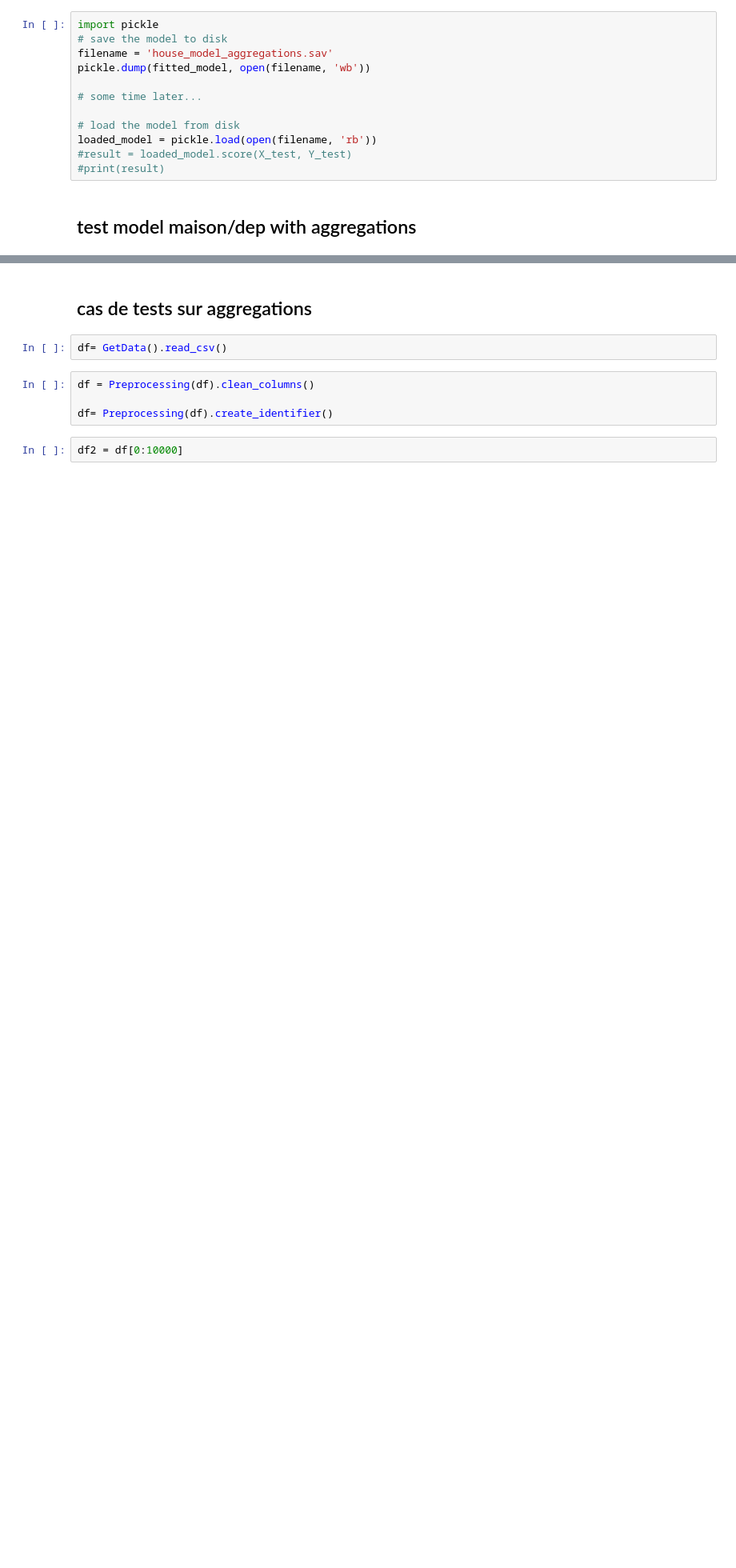
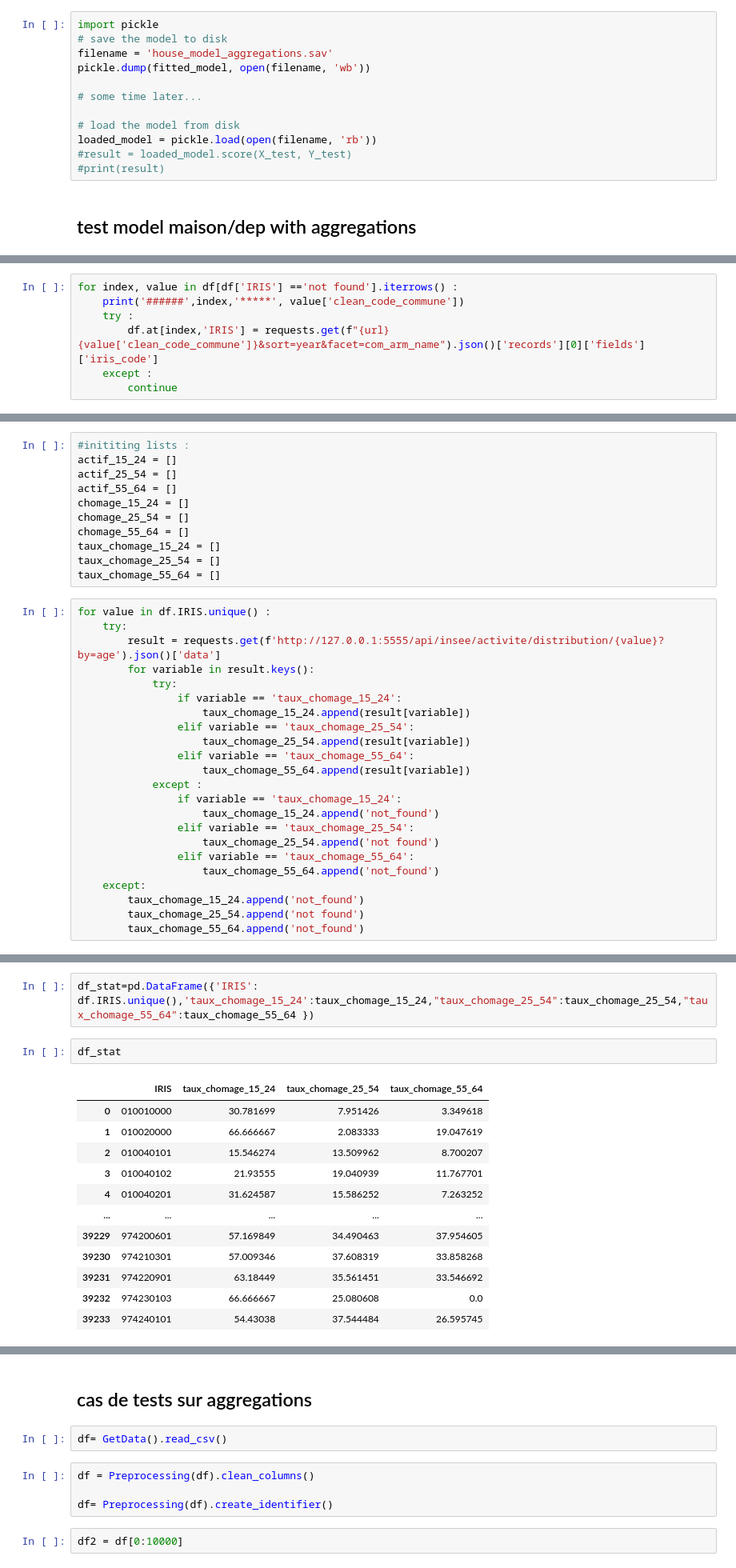
Before and after one commit to PierreBeylard/house_prediction, a Jupyter notebook: notebooks/test_notebook.ipynb, the cells around one changed output, grey strips where cells are left out. Shown at 80% size. Cells and saved outputs as stored; diff of their text form; blank space fills up the shorter version.

```diff
--- a/notebooks/test_notebook.ipynb
+++ b/notebooks/test_notebook.ipynb
@@ -418,0 +662,7 @@ loaded_model = pickle.load(open(filename, 'rb'))
+# %%
+for index, value in df[df['IRIS'] =='not found'].iterrows() :
+    print('######',index,'*****', value['clean_code_commune'])
+    try :
+        df.at[index,'IRIS'] = requests.get(f"{url}{value['clean_code_commune']}&sort=year&facet=com_arm_name").json()['records'][0]['fields']['iris_code']
+    except :
+        continue
@@ -418,0 +704,34 @@ loaded_model = pickle.load(open(filename, 'rb'))
+# %%
+#inititing lists :
+actif_15_24 = []
+actif_25_54 = []
+actif_55_64 = []
+chomage_15_24 = []
+chomage_25_54 = []
+chomage_55_64 = []
+taux_chomage_15_24 = []
+taux_chomage_25_54 = []
+taux_chomage_55_64 = []
+# %%
+for value in df.IRIS.unique() :
+    try:
+        result = requests.get(f'http://127.0.0.1:5555/api/insee/activite/distribution/{value}?by=age').json()['data']
+        for variable in result.keys():
+            try:
+                if variable == 'taux_chomage_15_24':
+                    taux_chomage_15_24.append(result[variable])
+                elif variable == 'taux_chomage_25_54':
+                    taux_chomage_25_54.append(result[variable])
+                elif variable == 'taux_chomage_55_64':
+                    taux_chomage_55_64.append(result[variable])
+            except :
+                if variable == 'taux_chomage_15_24':
+                    taux_chomage_15_24.append('not_found')
+                elif variable == 'taux_chomage_25_54':
+                    taux_chomage_25_54.append('not found')
+                elif variable == 'taux_chomage_55_64':
+                    taux_chomage_55_64.append('not_found')
+    except:
+        taux_chomage_15_24.append('not_found')
+        taux_chomage_25_54.append('not found')
+        taux_chomage_55_64.append('not_found')
@@ -418,0 +740,17 @@ loaded_model = pickle.load(open(filename, 'rb'))
+# %%
+df_stat=pd.DataFrame({'IRIS': df.IRIS.unique(),'taux_chomage_15_24':taux_chomage_15_24,"taux_chomage_25_54":taux_chomage_25_54,"taux_chomage_55_64":taux_chomage_55_64 })
+# %%
+df_stat
+# %% [output]
+|  | IRIS | taux_chomage_15_24 | taux_chomage_25_54 | taux_chomage_55_64 |
+| 0 | 010010000 | 30.781699 | 7.951426 | 3.349618 |
+| 1 | 010020000 | 66.666667 | 2.083333 | 19.047619 |
+| 2 | 010040101 | 15.546274 | 13.509962 | 8.700207 |
+| 3 | 010040102 | 21.93555 | 19.040939 | 11.767701 |
+| 4 | 010040201 | 31.624587 | 15.586252 | 7.263252 |
+| ... | ... | ... | ... | ... |
+| 39229 | 974200601 | 57.169849 | 34.490463 | 37.954605 |
+| 39230 | 974210301 | 57.009346 | 37.608319 | 33.858268 |
+| 39231 | 974220901 | 63.18449 | 35.561451 | 33.546692 |
+| 39232 | 974230103 | 66.666667 | 25.080608 | 0.0 |
+| 39233 | 974240101 | 54.43038 | 37.544484 | 26.595745 |
```
Also changed, not shown: parts of 87 cells of this notebook, 1 other file.
